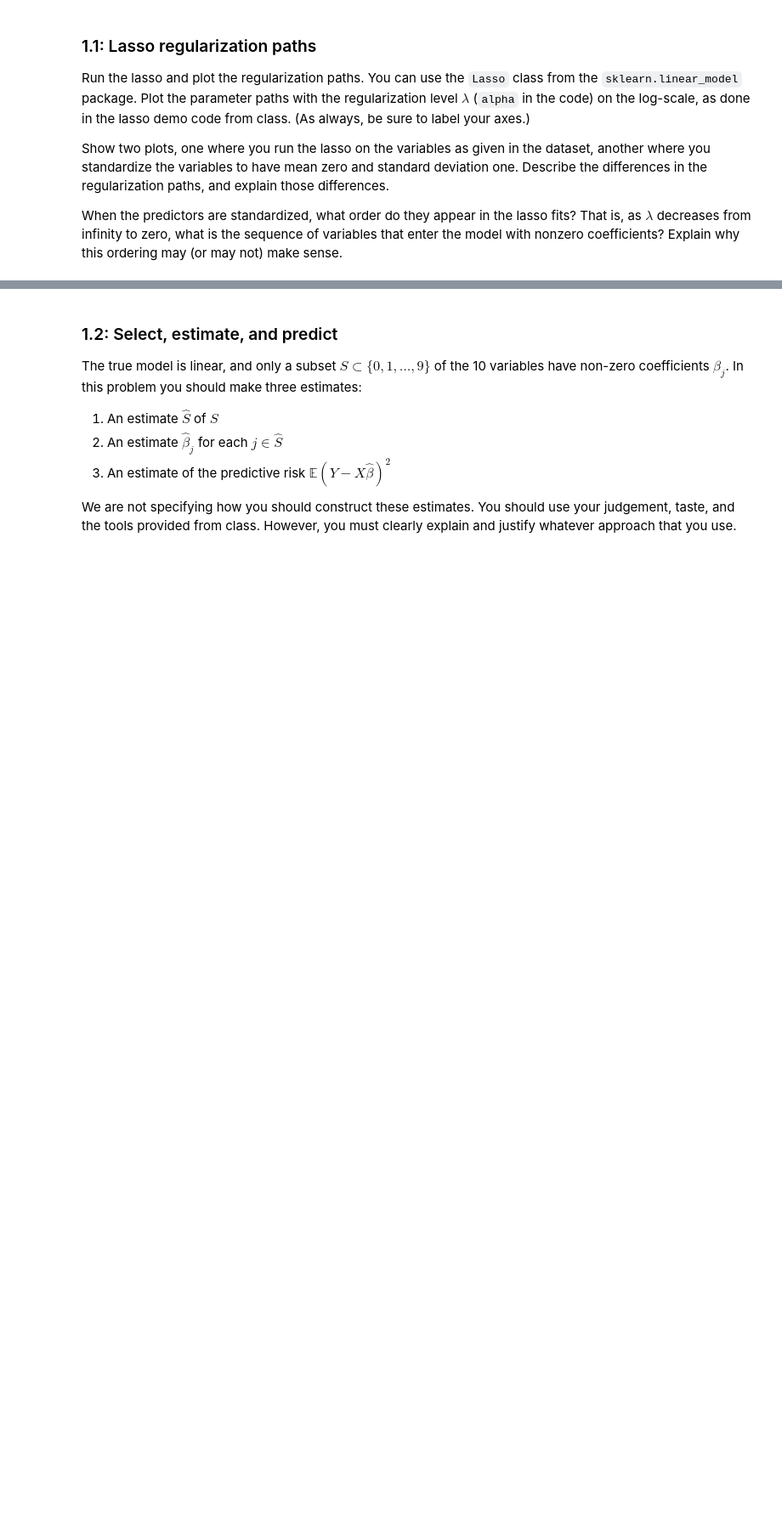
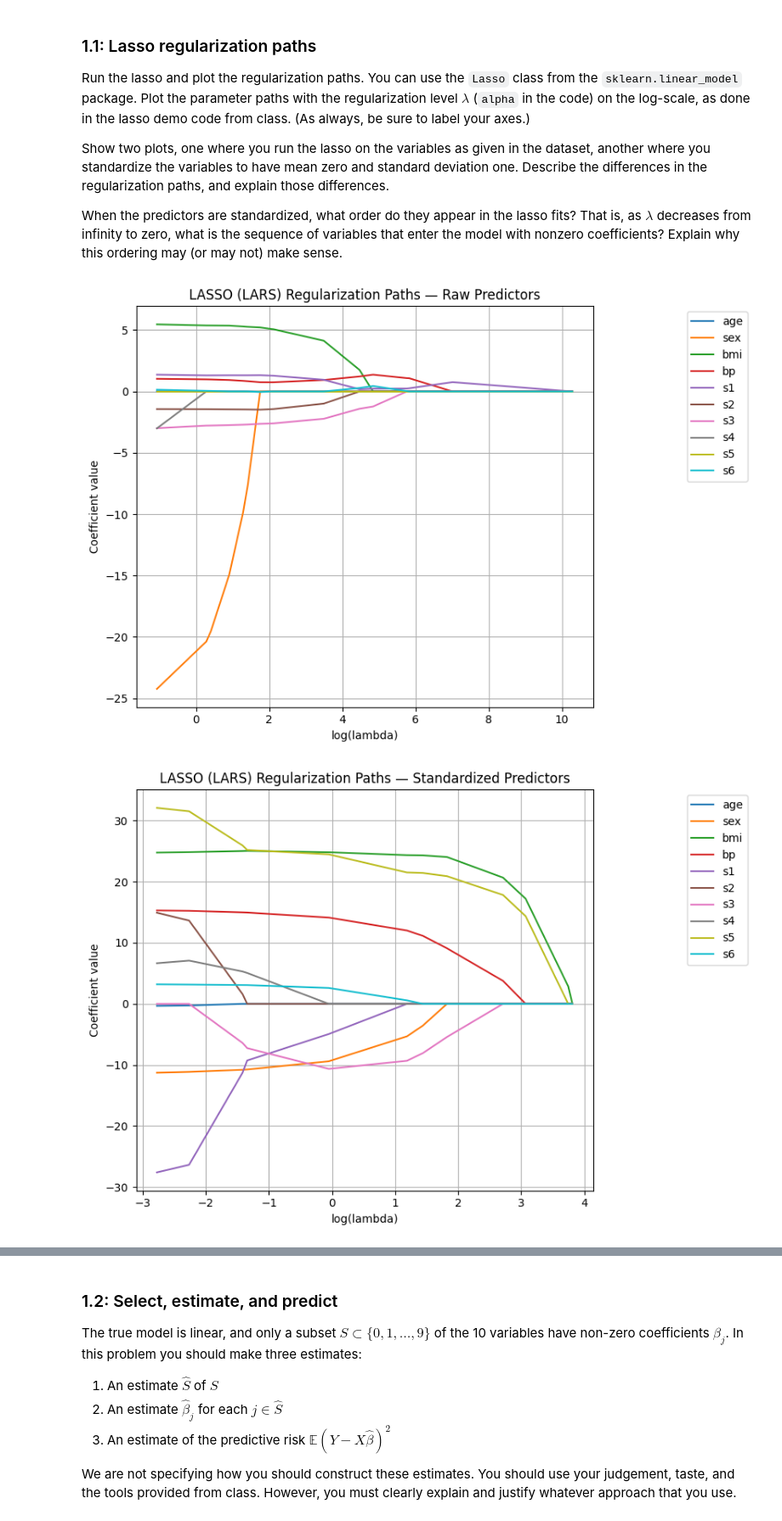
Before and after one commit to DevinAtYale/LabScheduler, a Jupyter notebook: assignments/assn1/assn1.ipynb, the cells around one changed output, grey strips where cells are left out. Shown at 85% size. Saved outputs shown, nothing was run; the diff lists cells and outputs as text; code cells hidden in the pictures; blank space fills up the shorter version.

```diff
--- a/assignments/assn1/assn1.ipynb
+++ b/assignments/assn1/assn1.ipynb
@@ -83,0 +81,46 @@ ss
+# %%
+# your code (and Markdown if needed) here
+# --- Problem 1.1: LASSO paths (raw vs standardized) ---
+
+import numpy as np
+import matplotlib.pyplot as plt
+from sklearn.linear_model import lars_path
+from sklearn.preprocessing import StandardScaler
+
+# Feature names (for nice legends)
+feat_names = load_diabetes().feature_names
+
+# 1) RAW predictors (use your X_raw, y_raw)
+alphas_raw, _, coefs_raw = lars_path(X_raw, y_raw, method='lasso', verbose=False)
+
+plt.figure(figsize=(9,6))
+for j, name in enumerate(feat_names):
+    plt.plot(np.log(alphas_raw), coefs_raw[j, :], label=name)
+plt.xlabel("log(lambda)")
+plt.ylabel("Coefficient value")
+plt.title("LASSO (LARS) Regularization Paths — Raw Predictors")
+plt.grid(True)
+plt.legend(loc="upper right", bbox_to_anchor=(1.35, 1.0))
+plt.tight_layout()
+plt.show()
+
+# 2) STANDARDIZED predictors (mean 0, std 1), center y
+scaler = StandardScaler(with_mean=True, with_std=True)
+X_std = scaler.fit_transform(X_raw)
+y_ctr = y_raw - y_raw.mean()
+
+alphas_std, _, coefs_std = lars_path(X_std, y_ctr, method='lasso', verbose=False)
+
+plt.figure(figsize=(9,6))
+for j, name in enumerate(feat_names):
+    plt.plot(np.log(alphas_std), coefs_std[j, :], label=name)
+plt.xlabel("log(lambda)")
+plt.ylabel("Coefficient value")
+plt.title("LASSO (LARS) Regularization Paths — Standardized Predictors")
+plt.grid(True)
+plt.legend(loc="upper right", bbox_to_anchor=(1.35, 1.0))
+plt.tight_layout()
+plt.show()
+# %% [output]
+[figure, added]
+[figure, added]
```
Also changed, not shown: parts of 5 cells of this notebook.
